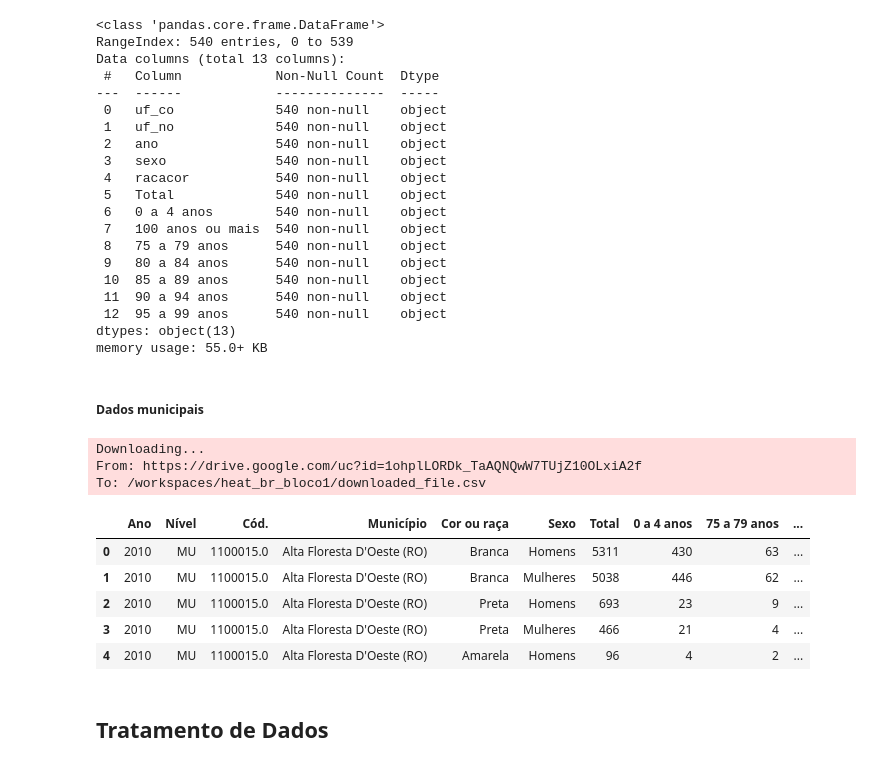
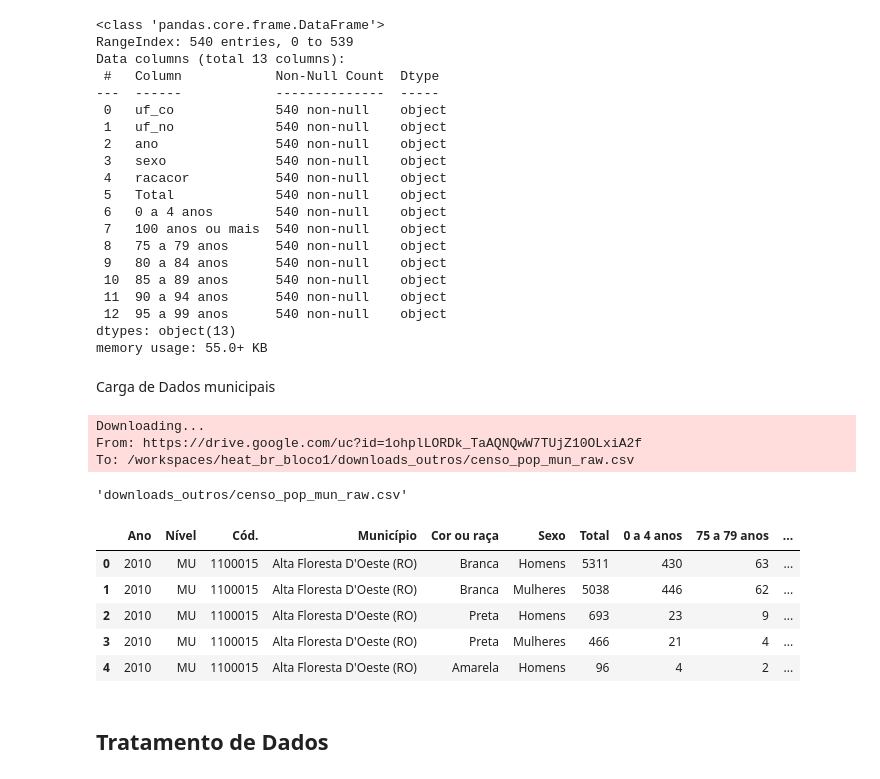
Before and after one commit to mesquita-data/heat_br_bloco1, a Jupyter notebook: Desigualdade_Mortalidade_Brasil_HEAT.ipynb, the cells around one changed output. Saved outputs shown, nothing was run; the diff lists cells and outputs as text; code cells hidden in the pictures.

Commit message:
Criação de arquivo de DS à parte

```diff
--- a/Desigualdade_Mortalidade_Brasil_HEAT.ipynb
+++ b/Desigualdade_Mortalidade_Brasil_HEAT.ipynb
@@ -414,7 +401,7 @@ memory usage: 55.0+ KB
 # Salvar arquivo de população do Censo
 censo_pop_uf.to_csv('downloads_outros/censo_pop_uf.csv')
 # %% [markdown]
-##### Dados municipais
+Carga de Dados municipais
 # %%
 # Os dados populacionais são os dos Censos de 2010 e 2022
 # Coletamos variáveis de sexo, raça e faixa etária, o que excedeu os limites do uso do API do SIDRA, então iremos carregar o download feito a posteriori
@@ -423,24 +410,24 @@ censo_pop_uf.to_csv('downloads_outros/censo_pop_uf.csv')
 file_id = '1ohplLORDk_TaAQNQwW7TUjZ10OLxiA2f'
 
 # Baixa o arquivo para o ambiente de execução do Colab
-output_file = 'downloaded_file.csv'
+output_file = 'downloads_outros/censo_pop_mun_raw.csv'
 gdown.download(id=file_id, output=output_file, quiet=False)
-
-# Lê o arquivo CSV usando o pandas, pulando as 4 primeiras linhas
-censo_pop = pd.read_csv(output_file, skiprows=3)
 # %% [output]
 Downloading...
 From: https://drive.google.com/uc?id=1ohplLORDk_TaAQNQwW7TUjZ10OLxiA2f
-To: /workspaces/heat_br_bloco1/downloaded_file.csv
+To: /workspaces/heat_br_bloco1/downloads_outros/censo_pop_mun_raw.csv
+'downloads_outros/censo_pop_mun_raw.csv'
-# %%
-censo_pop.head()
-# %% [output]
-|  | Ano | Nível | Cód. | Município | Cor ou raça | Sexo | Total | 0 a 4 anos | 75 a 79 anos | ... |
-| 0 | 2010 | MU | 1100015.0 | Alta Floresta D'Oeste (RO) | Branca | Homens | 5311 | 430 | 63 | ... |
-| 1 | 2010 | MU | 1100015.0 | Alta Floresta D'Oeste (RO) | Branca | Mulheres | 5038 | 446 | 62 | ... |
-| 2 | 2010 | MU | 1100015.0 | Alta Floresta D'Oeste (RO) | Preta | Homens | 693 | 23 | 9 | ... |
-| 3 | 2010 | MU | 1100015.0 | Alta Floresta D'Oeste (RO) | Preta | Mulheres | 466 | 21 | 4 | ... |
-| 4 | 2010 | MU | 1100015.0 | Alta Floresta D'Oeste (RO) | Amarela | Homens | 96 | 4 | 2 | ... |
+# %%
+# Lê o arquivo CSV usando o pandas, pulando as 4 primeiras linhas
+censo_pop = pd.read_csv(output_file, skiprows=3, dtype=str)
+censo_pop.head()
+# %% [output]
+|  | Ano | Nível | Cód. | Município | Cor ou raça | Sexo | Total | 0 a 4 anos | 75 a 79 anos | ... |
+| 0 | 2010 | MU | 1100015 | Alta Floresta D'Oeste (RO) | Branca | Homens | 5311 | 430 | 63 | ... |
+| 1 | 2010 | MU | 1100015 | Alta Floresta D'Oeste (RO) | Branca | Mulheres | 5038 | 446 | 62 | ... |
+| 2 | 2010 | MU | 1100015 | Alta Floresta D'Oeste (RO) | Preta | Homens | 693 | 23 | 9 | ... |
+| 3 | 2010 | MU | 1100015 | Alta Floresta D'Oeste (RO) | Preta | Mulheres | 466 | 21 | 4 | ... |
+| 4 | 2010 | MU | 1100015 | Alta Floresta D'Oeste (RO) | Amarela | Homens | 96 | 4 | 2 | ... |
 # %%
 # Salvar arquivo de população do Censo
 censo_pop.to_csv('downloads_outros/censo_pop.csv')
```
Also changed, not shown: parts of 23 cells of this notebook, 3 other files.
